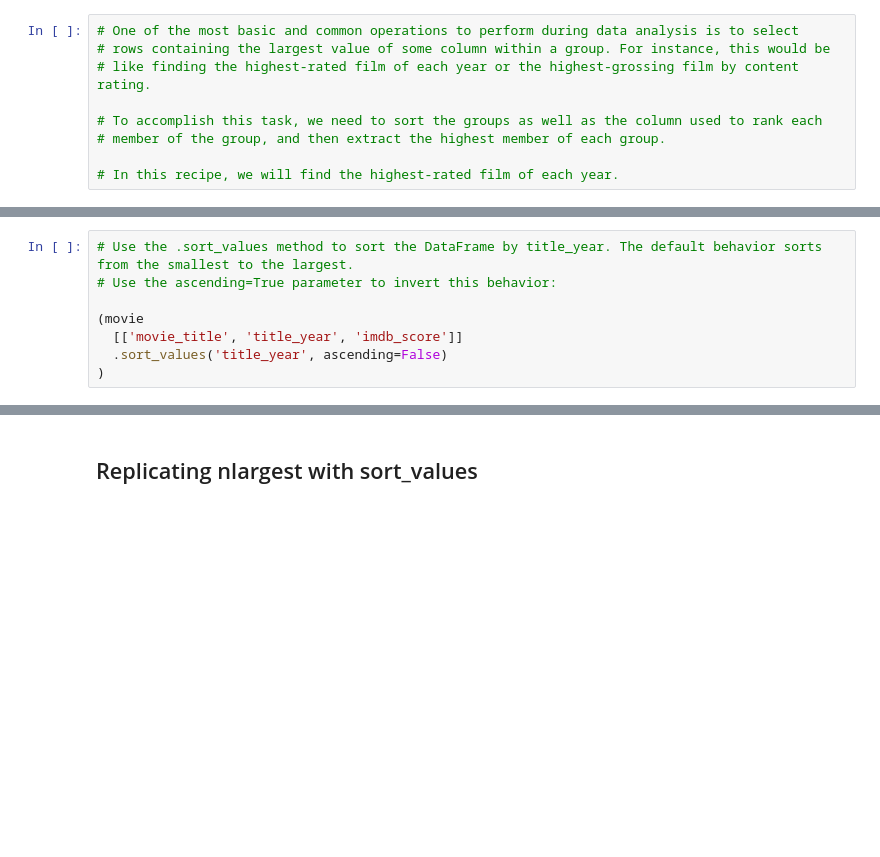
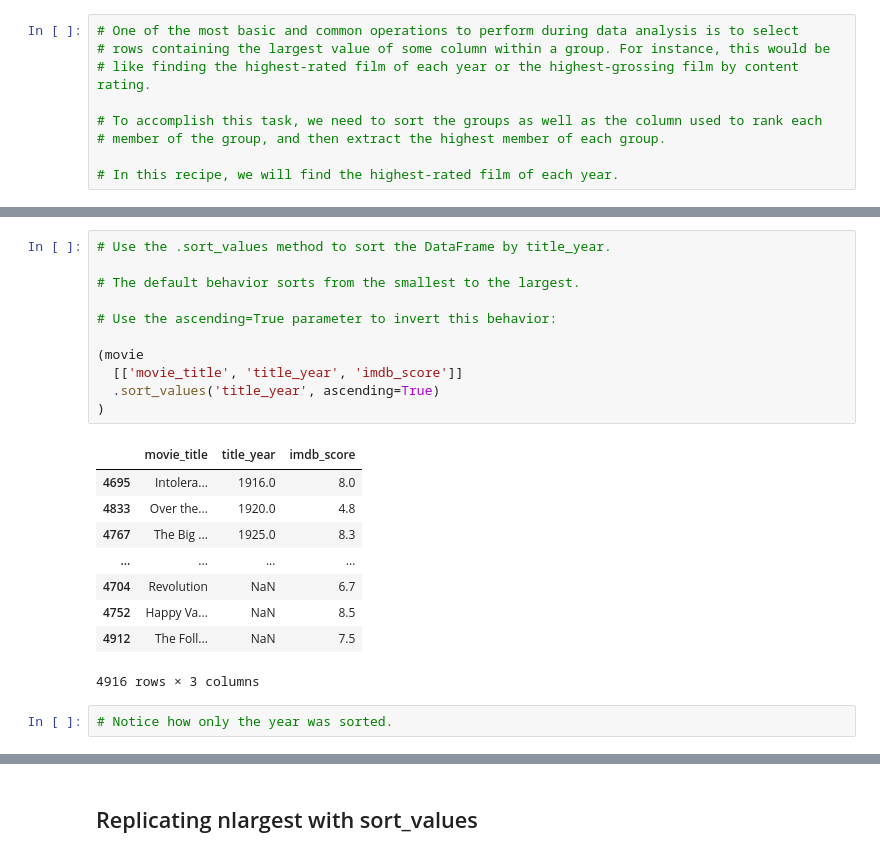
Before and after one commit to r2prof/Pandas, a Jupyter notebook: Pandas-Cookbook-2nd-ed/Chapter04/CH-04.ipynb, the cells around one changed output, grey strips where cells are left out. Cells and saved outputs as stored; diff of their text form; blank space fills up the shorter version.

```diff
--- a/Pandas-Cookbook-2nd-ed/Chapter04/CH-04.ipynb
+++ b/Pandas-Cookbook-2nd-ed/Chapter04/CH-04.ipynb
@@ -191,11 +201,26 @@ movie[['movie_title', 'title_year', 'imdb_score']]
 # %%
-# Use the .sort_values method to sort the DataFrame by title_year. The default behavior sorts from the smallest to the largest.
+# Use the .sort_values method to sort the DataFrame by title_year.
+
+# The default behavior sorts from the smallest to the largest.
+
 # Use the ascending=True parameter to invert this behavior:
 
 (movie
   [['movie_title', 'title_year', 'imdb_score']]
-  .sort_values('title_year', ascending=False)
+  .sort_values('title_year', ascending=True)
 )
+# %% [output]
+|  | movie_title | title_year | imdb_score |
+| 4695 | Intolera... | 1916.0 | 8.0 |
+| 4833 | Over the... | 1920.0 | 4.8 |
+| 4767 | The Big ... | 1925.0 | 8.3 |
+| ... | ... | ... | ... |
+| 4704 | Revolution | NaN | 6.7 |
+| 4752 | Happy Va... | NaN | 8.5 |
+| 4912 | The Foll... | NaN | 7.5 |
+4916 rows × 3 columns
+# %%
+# Notice how only the year was sorted.
 # %%
 # To sort multiple columns at once, use a list.
 
```
Also changed, not shown: parts of 22 cells of this notebook, 24 other files.
